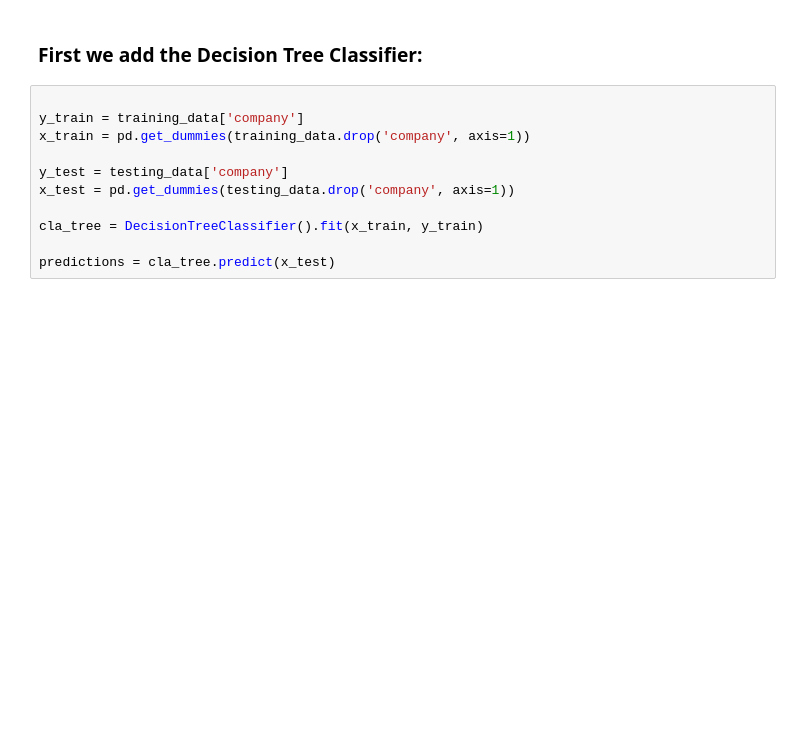
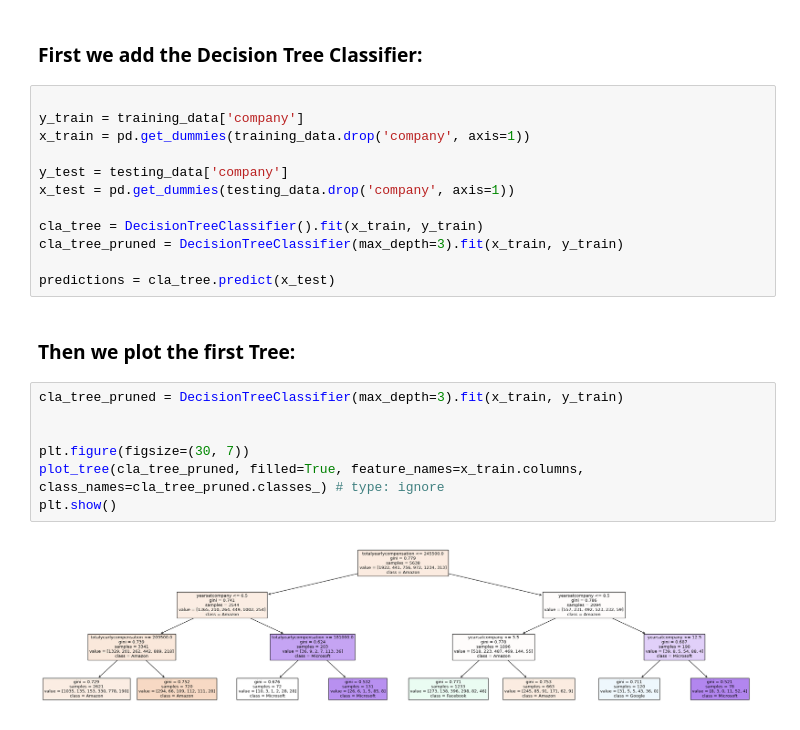
Before and after one commit to almsam/ML-playground, a Jupyter notebook: part 10 Classification Trees.ipynb, the cells around one changed output. Cells and saved outputs as stored; diff of their text form; blank space fills up the shorter version.

Commit message:
plot a

```diff
--- a/part 10 Classification Trees.ipynb
+++ b/part 10 Classification Trees.ipynb
@@ -75,5 +75,17 @@ y_test = testing_data['company']
 x_test = pd.get_dummies(testing_data.drop('company', axis=1))
 
 cla_tree = DecisionTreeClassifier().fit(x_train, y_train)
+cla_tree_pruned = DecisionTreeClassifier(max_depth=3).fit(x_train, y_train)
 
 predictions = cla_tree.predict(x_test)
+# %% [markdown]
+### **Then we plot the first Tree:**
+# %%
+cla_tree_pruned = DecisionTreeClassifier(max_depth=3).fit(x_train, y_train)
+
+
+plt.figure(figsize=(30, 7))
+plot_tree(cla_tree_pruned, filled=True, feature_names=x_train.columns, class_names=cla_tree_pruned.classes_) # type: ignore
+plt.show()
+# %% [output]
+[figure, added]
```
